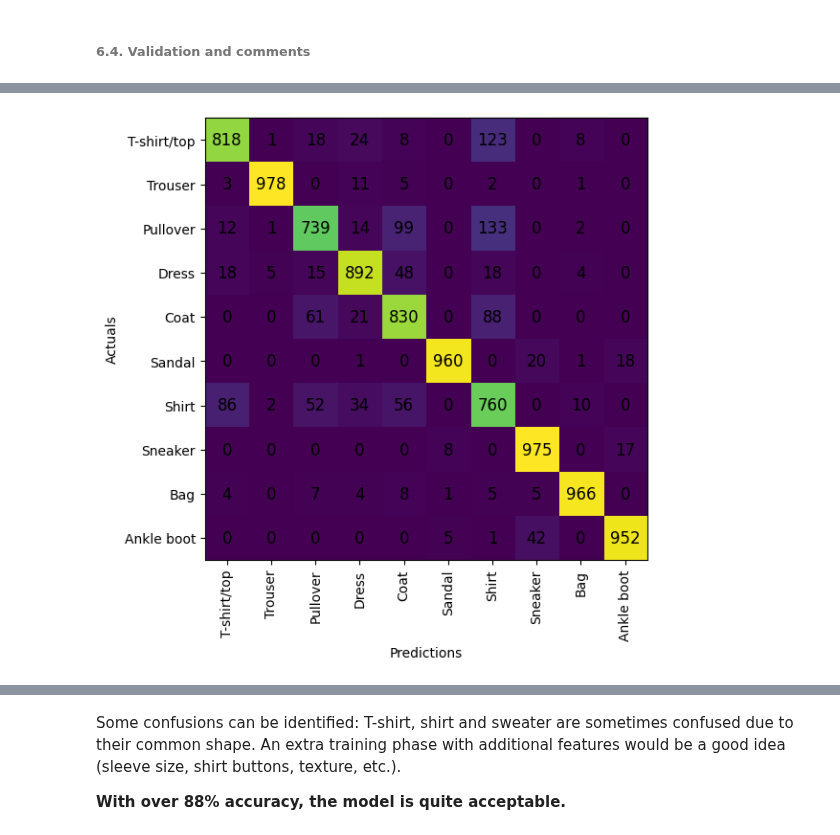
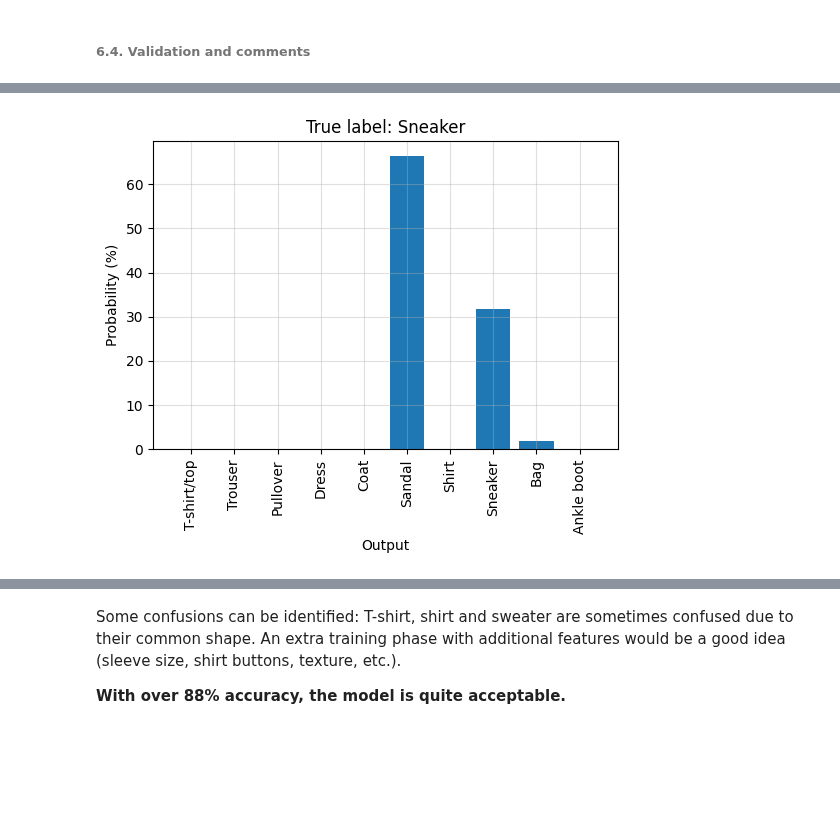
Before and after one commit to Benjamin-morel/TensorFlow, a Jupyter notebook: 01_classification_image.ipynb, the cells around one changed output, grey strips where cells are left out. Cells and saved outputs as stored; diff of their text form; code cells hidden in the pictures; blank space fills up the shorter version.

```diff
--- a/01_classification_image.ipynb
+++ b/01_classification_image.ipynb
@@ -407,4 +433,8 @@ plot_pred_fashion(i, predictions[i,:], class_names[true_label], class_names)
-# %%
-plot_confusion_mat_fashion(test_labels, predictions, class_names)
-# %% [output]
-[figure, removed]
+# %%
+i = 12
+prediction_label = np.argmax(predictions[i])
+true_label = test_labels[i]
+
+plot_pred(predictions[i], class_names[true_label], class_names)
+# %% [output]
+[figure, added]
```
Also changed, not shown: parts of 32 cells of this notebook.
